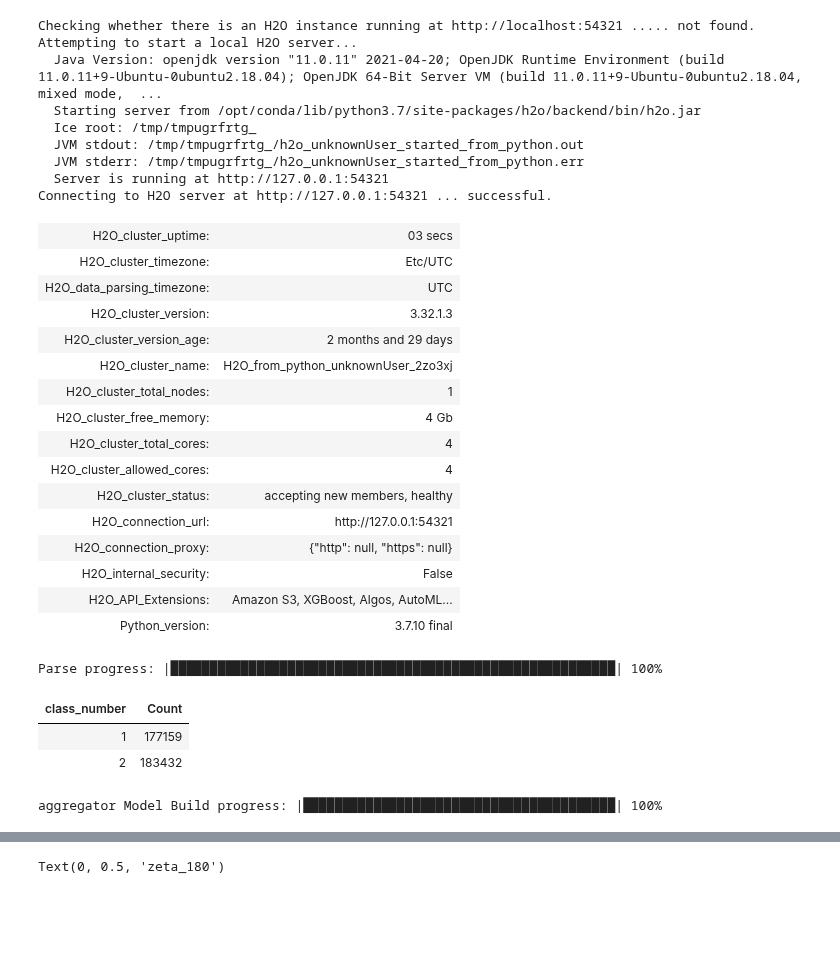
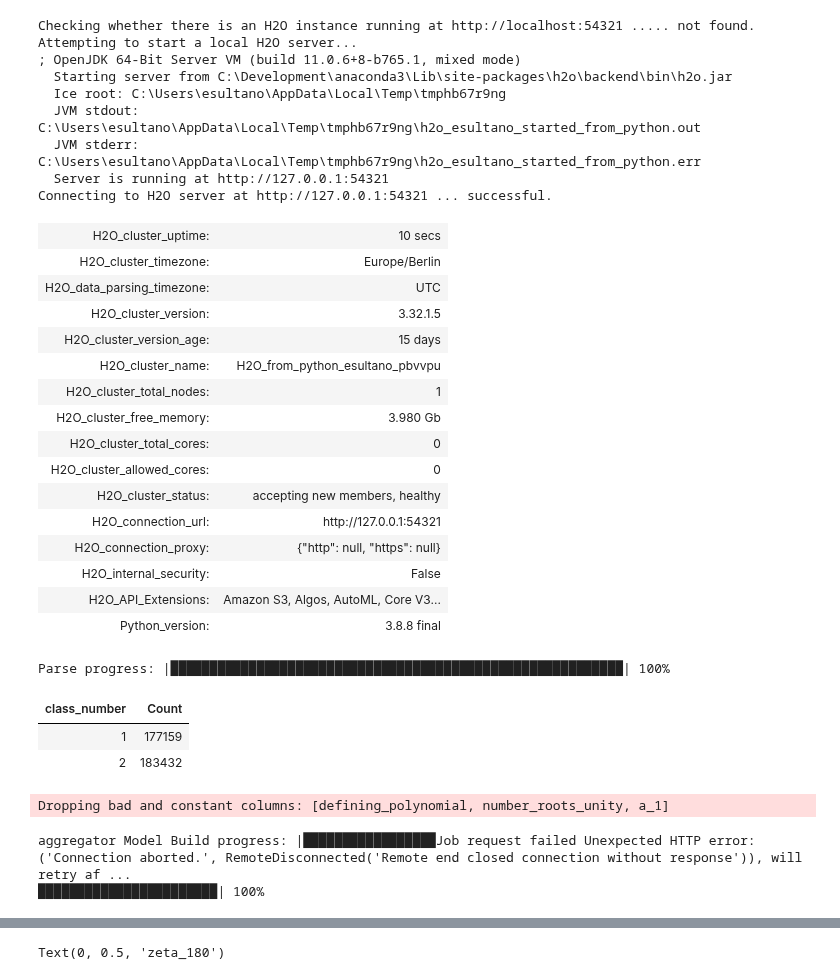
Before and after one commit to Sultanow/number_fields, a Jupyter notebook: python/notebooks_kaggle/zeta-viz-h2o.ipynb, the cells around one changed output, grey strips where cells are left out. Cells and saved outputs as stored; diff of their text form; code cells hidden in the pictures; blank space fills up the shorter version.

```diff
--- a/python/notebooks_kaggle/zeta-viz-h2o.ipynb
+++ b/python/notebooks_kaggle/zeta-viz-h2o.ipynb
@@ -9,34 +9,35 @@ py.init_notebook_mode(connected=True)
 import plotly.graph_objs as go
 # %%
 h2o.init()
-df = h2o.import_file("../input/real-quad-fields-1-2/real_quad_fields_1_2.csv")
+#df = h2o.import_file("../input/real-quad-fields-1-2/real_quad_fields_1_2.csv")
+df = h2o.import_file("C:/Temp/real_quad_fields_1_2.csv")
 # %% [output]
 Checking whether there is an H2O instance running at http://localhost:54321 ..... not found.
 Attempting to start a local H2O server...
-  Java Version: openjdk version "11.0.11" 2021-04-20; OpenJDK Runtime Environment (build 11.0.11+9-Ubuntu-0ubuntu2.18.04); OpenJDK 64-Bit Server VM (build 11.0.11+9-Ubuntu-0ubuntu2.18.04, mixed mode,  ...
-  Starting server from /opt/conda/lib/python3.7/site-packages/h2o/backend/bin/h2o.jar
-  Ice root: /tmp/tmpugrfrtg_
-  JVM stdout: /tmp/tmpugrfrtg_/h2o_unknownUser_started_from_python.out
-  JVM stderr: /tmp/tmpugrfrtg_/h2o_unknownUser_started_from_python.err
+; OpenJDK 64-Bit Server VM (build 11.0.6+8-b765.1, mixed mode)
+  Starting server from C:\Development\anaconda3\Lib\site-packages\h2o\backend\bin\h2o.jar
+  Ice root: C:\Users\esultano\AppData\Local\Temp\tmphb67r9ng
+  JVM stdout: C:\Users\esultano\AppData\Local\Temp\tmphb67r9ng\h2o_esultano_started_from_python.out
+  JVM stderr: C:\Users\esultano\AppData\Local\Temp\tmphb67r9ng\h2o_esultano_started_from_python.err
   Server is running at http://127.0.0.1:54321
 Connecting to H2O server at http://127.0.0.1:54321 ... successful.
-| H2O_cluster_uptime: | 03 secs |
-| H2O_cluster_timezone: | Etc/UTC |
+| H2O_cluster_uptime: | 10 secs |
+| H2O_cluster_timezone: | Europe/Berlin |
 | H2O_data_parsing_timezone: | UTC |
-| H2O_cluster_version: | 3.32.1.3 |
-| H2O_cluster_version_age: | 2 months and 29 days |
-| H2O_cluster_name: | H2O_from_python_unknownUser_2zo3xj |
+| H2O_cluster_version: | 3.32.1.5 |
+| H2O_cluster_version_age: | 15 days |
+| H2O_cluster_name: | H2O_from_python_esultano_pbvvpu |
 | H2O_cluster_total_nodes: | 1 |
-| H2O_cluster_free_memory: | 4 Gb |
-| H2O_cluster_total_cores: | 4 |
-| H2O_cluster_allowed_cores: | 4 |
+| H2O_cluster_free_memory: | 3.980 Gb |
+| H2O_cluster_total_cores: | 0 |
+| H2O_cluster_allowed_cores: | 0 |
 | H2O_cluster_status: | accepting new members, healthy |
 | H2O_connection_url: | http://127.0.0.1:54321 |
 | H2O_connection_proxy: | {"http": null, "https": null} |
 | H2O_internal_security: | False |
-| H2O_API_Extensions: | Amazon S3, XGBoost, Algos, AutoML... |
-| Python_version: | 3.7.10 final |
+| H2O_API_Extensions: | Amazon S3, Algos, AutoML, Core V3... |
+| Python_version: | 3.8.8 final |
-Parse progress: |█████████████████████████████████████████████████████████| 100%
+Parse progress: |██████████████████████████████████████████████████████████| 100%
 # %%
 print(df['class_number'].table())
 # %% [output]
@@ -51,4 +52,6 @@ agg_frame.train(training_frame=df)
 small_df = agg_frame.aggregated_frame
 small_df_pd = small_df.as_data_frame(use_pandas = True)
 # %% [output]
-aggregator Model Build progress: |████████████████████████████████████████| 100%
+Dropping bad and constant columns: [defining_polynomial, number_roots_unity, a_1]
+aggregator Model Build progress: |█████████████████Job request failed Unexpected HTTP error: ('Connection aborted.', RemoteDisconnected('Remote end closed connection without response')), will retry af ...
+███████████████████████| 100%
```
Also changed, not shown: parts of 6 cells of this notebook, 2 other files.
